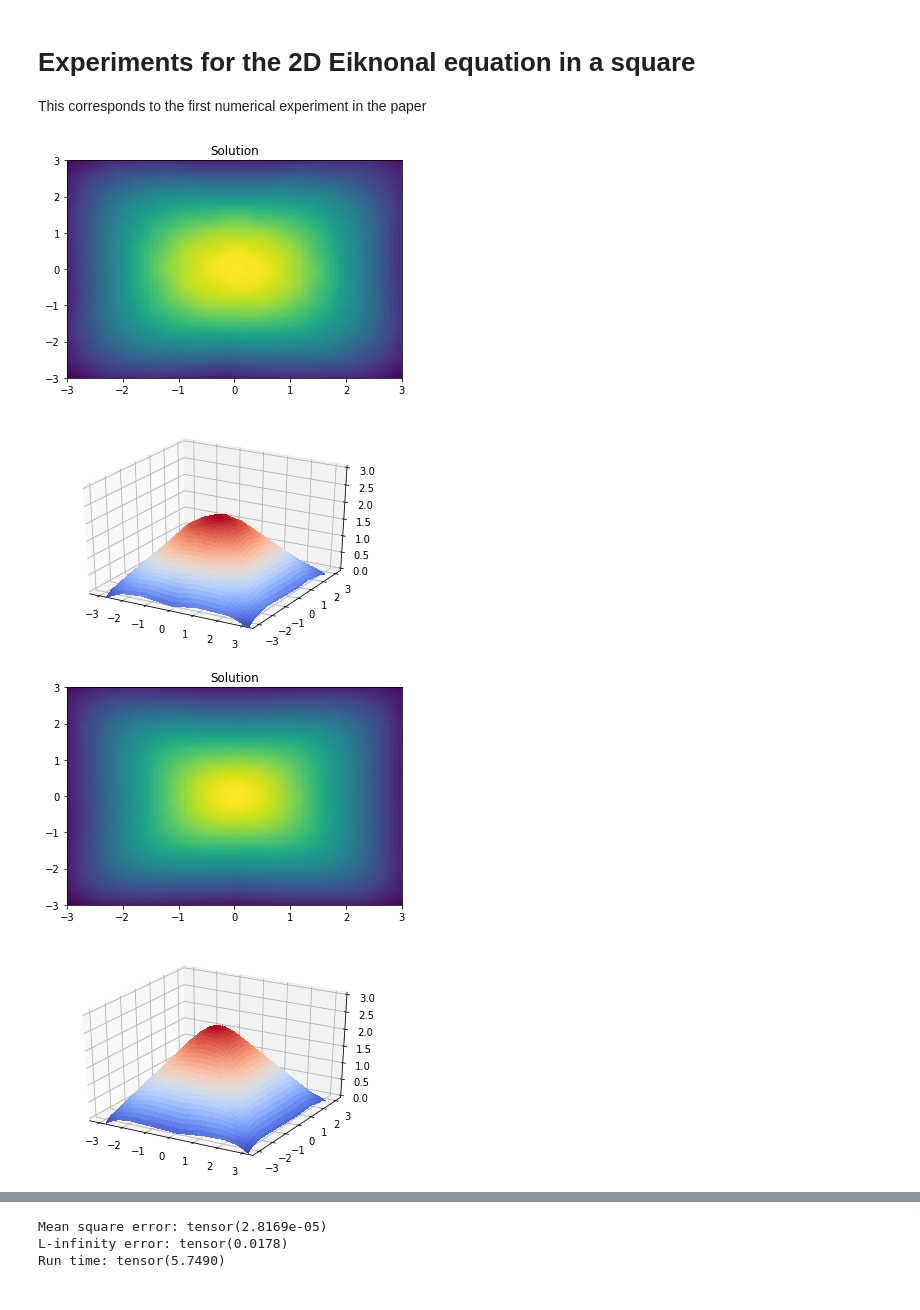
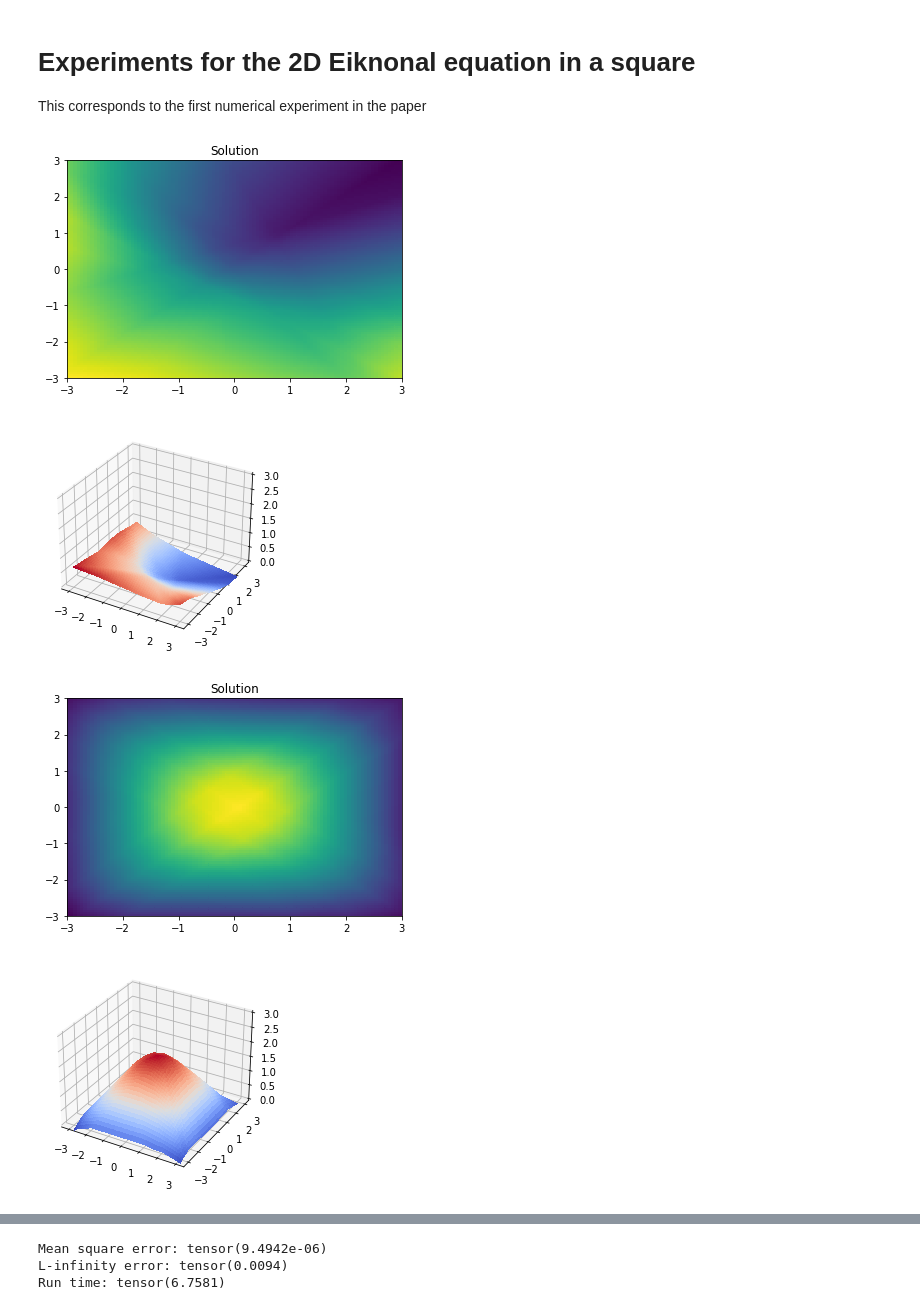
Before and after one commit to utkaiser/HamiltonJacobi_LeastSquares_LxF_NNs, a Jupyter notebook: Notebooks/Eikonal_2d.ipynb, the cells around one changed output, grey strips where cells are left out. Cells and saved outputs as stored; diff of their text form; code cells hidden in the pictures.

Commit message:
small modifications in th experiment plots

```diff
--- a/Notebooks/Eikonal_2d.ipynb
+++ b/Notebooks/Eikonal_2d.ipynb
@@ -31,10 +31,6 @@ def f(X):
 def g(X):
     return 0
 # %%
-# We define the NN
-from NeuralNetworks.NNs import FCFF_2L
-NN = FCFF_2L([dim,20])
-
 from Training.training import train
 from error_test.cube_error import error_cube
 
@@ -47,54 +43,67 @@ training_params = {
     'c': None,
 
     'beta': 0.,  ## parameter for the +u term
-
-    'optimizer': optim.SGD(NN.parameters(), lr = .02, momentum = .2),
     'lambda': 1. #weight parameter for the boundary loss
     }
 
-delta_list = [.75, .5, .3, .1, .05]
+delta_list = [.75, .5, .3, .1, .01]
 alpha_list = [2.5, 2., 1.5, 1., .5]
 rounds = len(delta_list)
 
-N_col_list = [20]*rounds
-N_b_list = [8]*rounds
-num_iterations_list = [1000]*(rounds-1) + [2000]
+N_col_list = [30, 40, 80, 100, 1000]
+N_b_list = [30]*rounds
+num_iterations_list = [1000]*(rounds-1) + [1000]
 # %%
 MSE_history = torch.zeros(rounds)
 L_inf_error_history = torch.zeros(rounds)
 run_time_history = torch.zeros(rounds)
+
+# For reproducibility
+torch.manual_seed(0)
+
+# We define the NN
+from NeuralNetworks.NNs import FCFF_2L
+NN = FCFF_2L([dim,20])
+
+training_params['optimizer'] = optim.SGD(NN.parameters(), lr = .02, momentum = .2)
+
+X_axis = 0
+Y_axis = 1
+
+n_grid = 100
+plot_2d_proj(X_axis, Y_axis, NN, n_grid, side_length)
 
 for i in range(rounds):
 
     training_params['alpha'] = alpha_list[i]
     training_params['delta'] = delta_list[i]
     training_params['n_coloc_points'] = N_col_list[i]
     training_params['n_boundary_points'] = N_b_list[i]
     training_params['num_iterations'] = num_iterations_list[i]
 
     t0 = t()
     total_loss, PDE_loss, boundary_loss = train(NN, domain, training_params)
     t1 = t() - t0
 
 
     MC_points = int(1e5) # Number of grid points for comparison with the ground truth
     MSE, L_inf = error_cube(NN, side_length, MC_points)
 
     MSE_history[i] = MSE
     L_inf_error_history[i] = L_inf
     run_time_history[i] = t1
 
     X_axis = 0
     Y_axis = 1
 
     n_grid = 100
     plot_2d_proj(X_axis, Y_axis, NN, n_grid, side_length)
 
 print('Mean square error:', MSE)
 print('L-infinity error:', L_inf)
 print('Run time:', run_time_history.sum())
 # %% [output]
-[figure, old version]
+[figure, new version]
-[figure, old version]
+[figure, new version]
 [figure]
-[figure, old version]
+[figure, new version]
@@ -107,6 +118,6 @@ print('Run time:', run_time_history.sum())
-Mean square error: tensor(2.8169e-05)
-L-infinity error: tensor(0.0178)
-Run time: tensor(5.7490)
+Mean square error: tensor(9.4942e-06)
+L-infinity error: tensor(0.0094)
+Run time: tensor(6.7581)
 # %%
 import numpy as np
 
```
Also changed, not shown: parts of 2 cells of this notebook, 1 other file.
